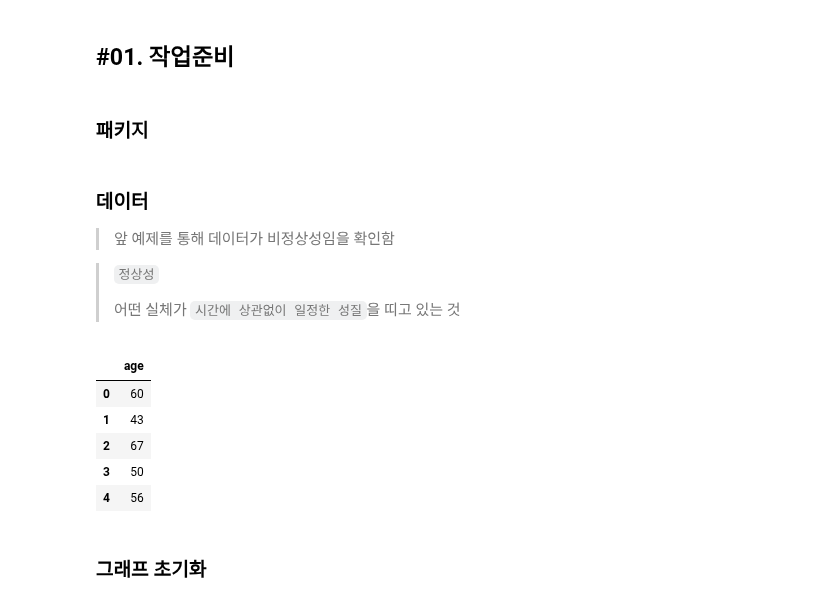
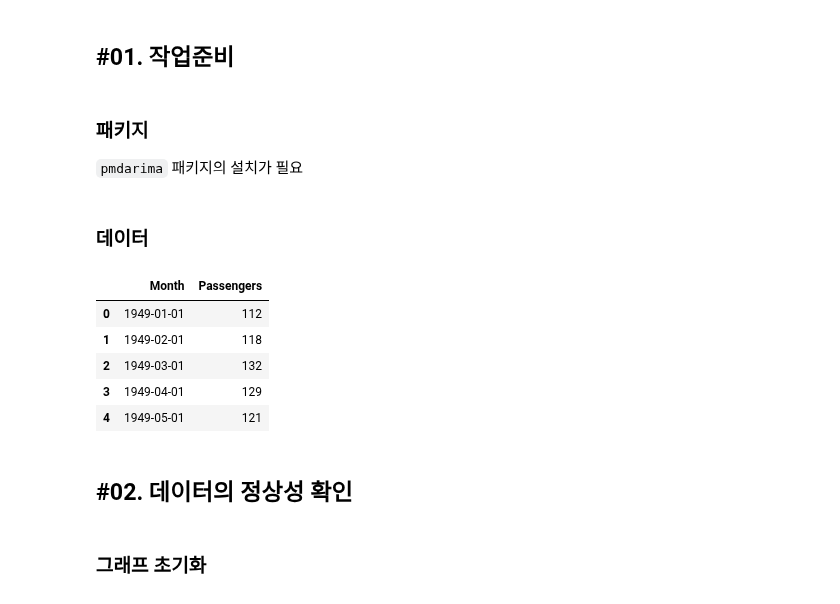
Before and after one commit to jaekim3220/jupyter, a Jupyter notebook: E. 확증적 데이터 분석(CDA)/06. 시계열 분석/03-시계열분석(정석).ipynb, the cells around one changed output. Cells and saved outputs as stored; diff of their text form; code cells hidden in the pictures.

```diff
--- a/E. 확증적 데이터 분석(CDA)/06. 시계열 분석/03-시계열분석(정석).ipynb
+++ b/E. 확증적 데이터 분석(CDA)/06. 시계열 분석/03-시계열분석(정석).ipynb
@@ -6,6 +10,8 @@
 ## #01. 작업준비
 # %% [markdown]
 ### 패키지
+
+`pmdarima` 패키지의 설치가 필요
 # %%
 from pandas import read_excel
 from matplotlib import pyplot as plt
@@ -17,23 +25,19 @@ from statsmodels.tsa.arima_model import ARIMA
 import seaborn as sb
 import sys
-# %% [markdown]
-### 데이터
-
-> 앞 예제를 통해 데이터가 비정상성임을 확인함
-
-> `정상성`
->
->어떤 실체가 `시간에 상관없이 일정한 성질`을 띠고 있는 것
+# %% [markdown]
+### 데이터
 # %%
-df = read_excel("https://data.hossam.kr/E06/kings.xlsx")
+df = read_excel("https://data.hossam.kr/E06/air_passengers.xlsx")
 df.head()
 # %% [output]
-|  | age |
-| 0 | 60 |
-| 1 | 43 |
-| 2 | 67 |
-| 3 | 50 |
-| 4 | 56 |
+|  | Month | Passengers |
+| 0 | 1949-01-01 | 112 |
+| 1 | 1949-02-01 | 118 |
+| 2 | 1949-03-01 | 132 |
+| 3 | 1949-04-01 | 129 |
+| 4 | 1949-05-01 | 121 |
+# %% [markdown]
+## #02. 데이터의 정상성 확인
 # %% [markdown]
 ### 그래프 초기화
 # %%
```
Also changed, not shown: parts of 48 cells of this notebook, 4 other files.
